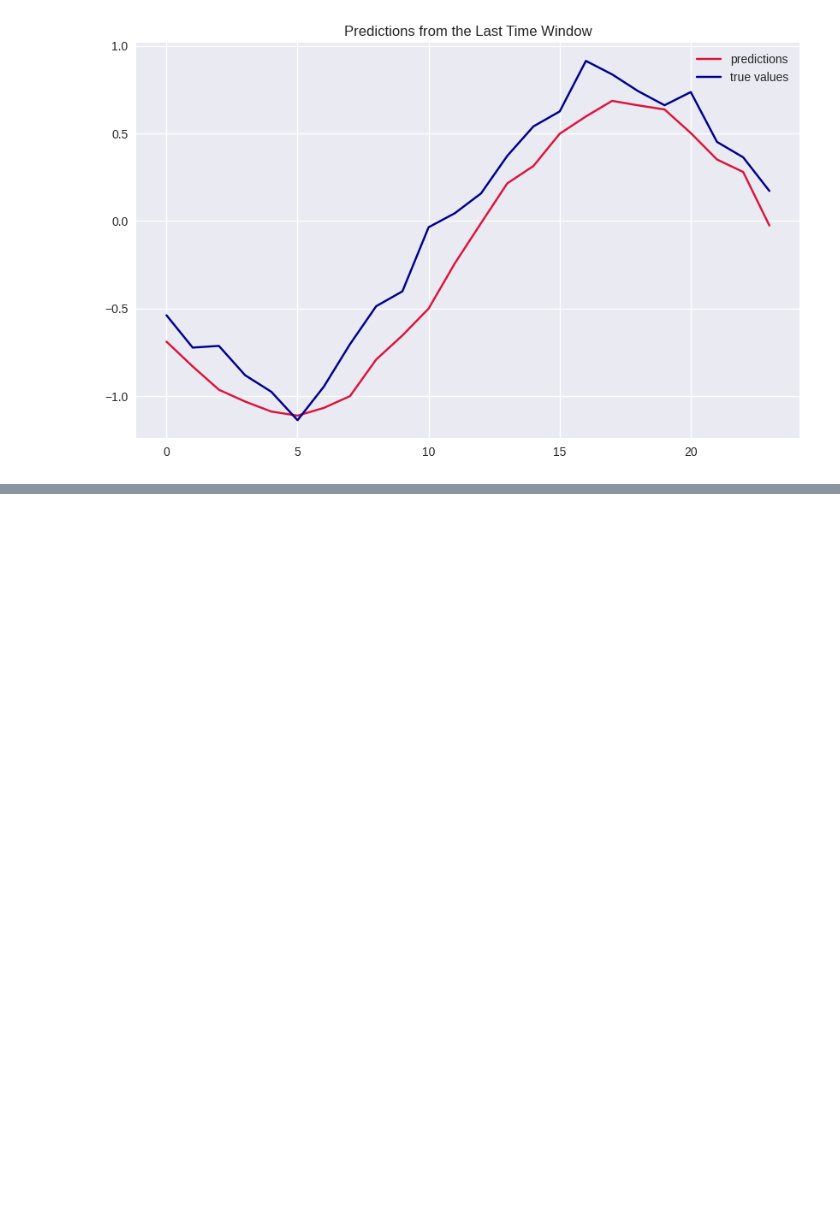
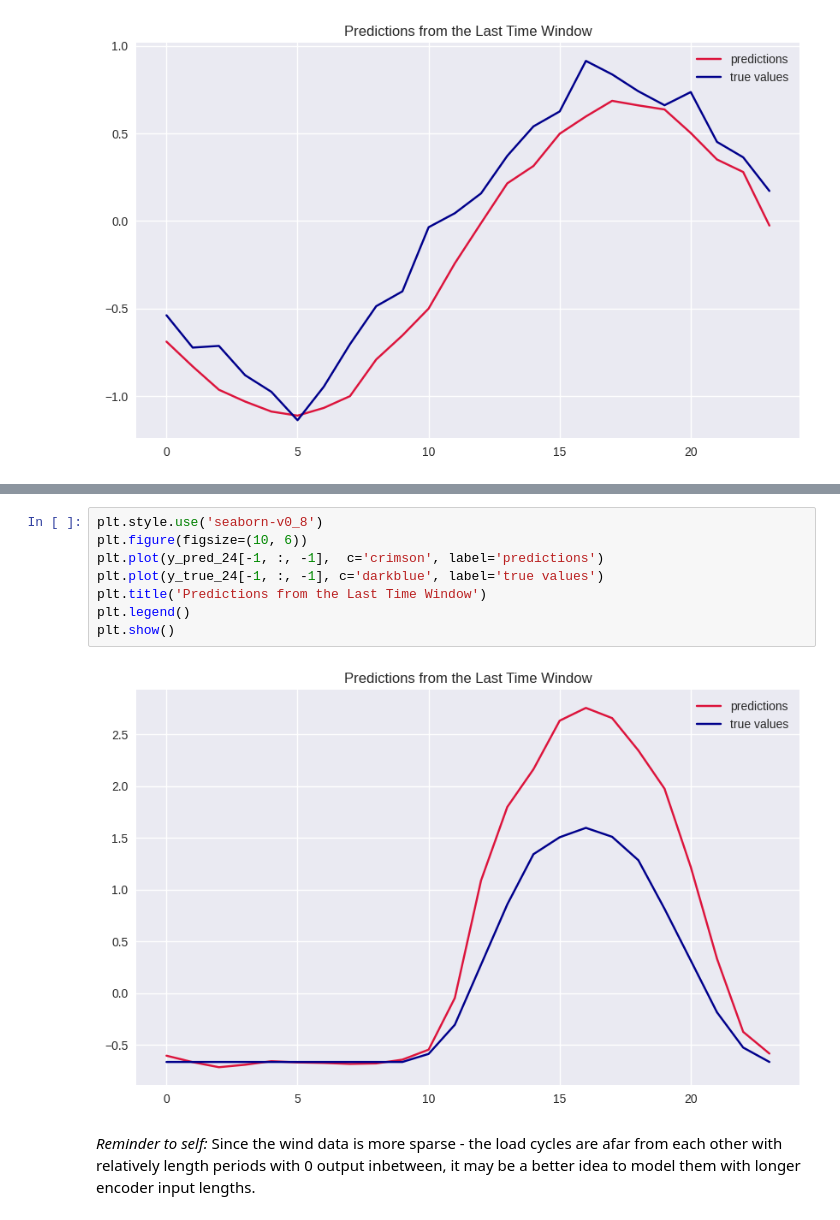
Before and after one commit to anasashb/TransformersEnergyTS, a Jupyter notebook: informer_small_demo.ipynb, the cells around one changed output, grey strips where cells are left out. Cells and saved outputs as stored; diff of their text form; blank space fills up the shorter version.

```diff
--- a/informer_small_demo.ipynb
+++ b/informer_small_demo.ipynb
@@ -468,0 +643,12 @@ plt.show()
+# %%
+plt.style.use('seaborn-v0_8')
+plt.figure(figsize=(10, 6))
+plt.plot(y_pred_24[-1, :, -1],  c='crimson', label='predictions')
+plt.plot(y_true_24[-1, :, -1], c='darkblue', label='true values')
+plt.title('Predictions from the Last Time Window')
+plt.legend()
+plt.show()
+# %% [output]
+[figure, added]
+# %% [markdown]
+*Reminder to self:* Since the wind data is more sparse - the load cycles are afar from each other with relatively length periods with 0 output inbetween, it may be a better idea to model them with longer encoder input lengths.
```
Also changed, not shown: parts of 23 cells of this notebook.
